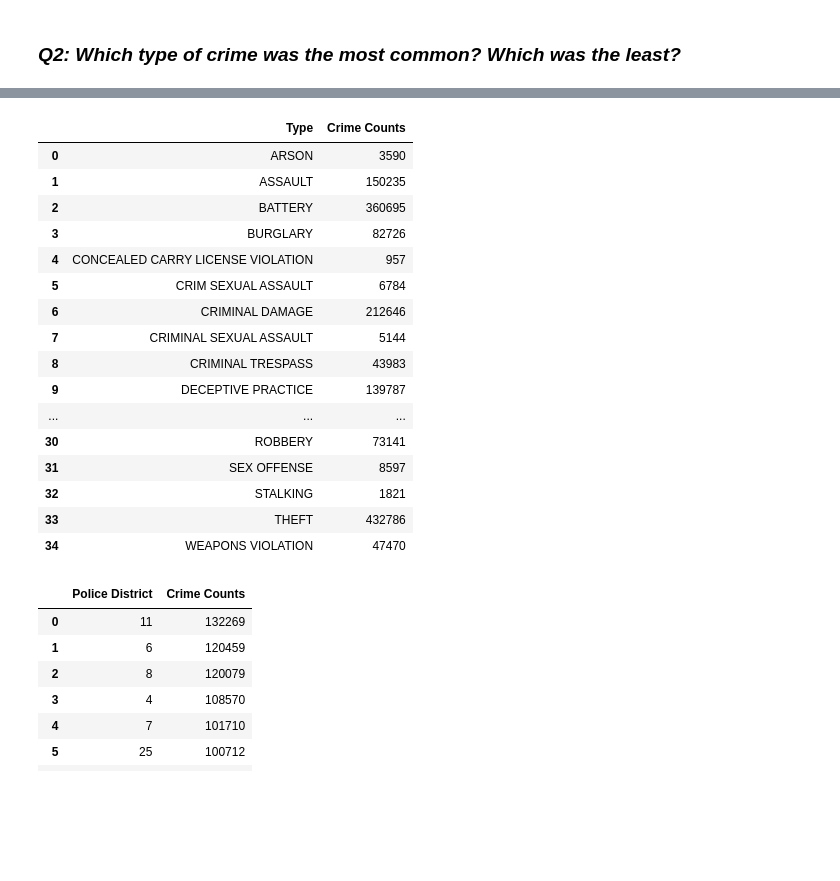
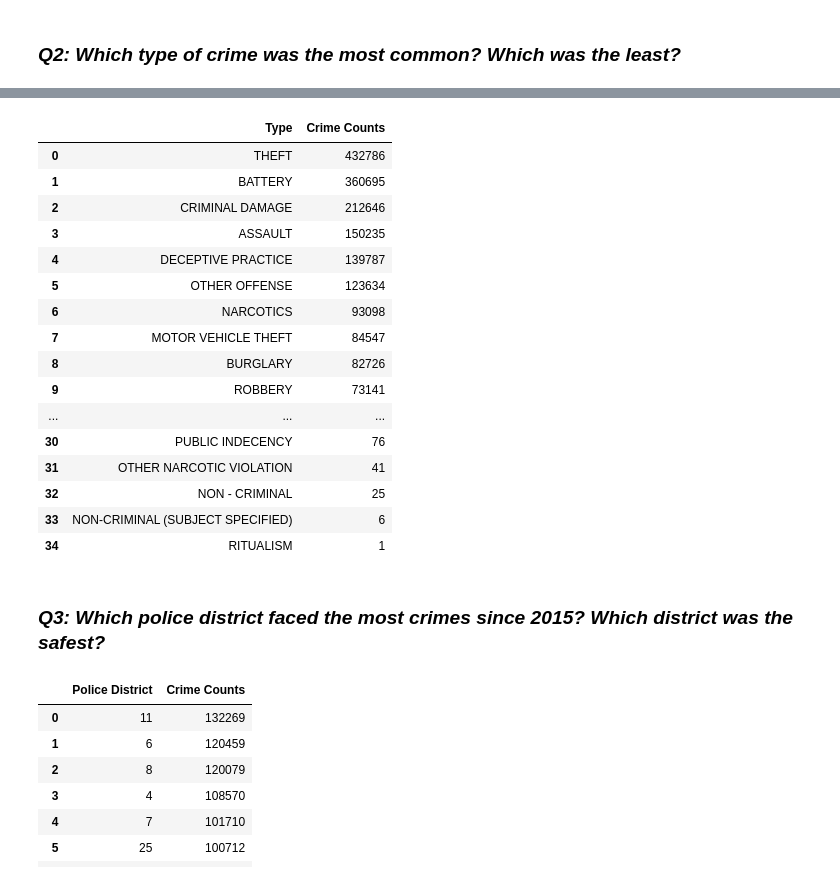
Before and after one commit to jcvincentliu/Analyzing-Racial-Disparities-in-Chicago-Police-Traffic-Stops, a Jupyter notebook: crime_cleaning.ipynb, the cells around one changed output, grey strips where cells are left out. Drawn from its saved outputs; the diff is of its cells as text; code cells hidden in the pictures; blank space fills up the shorter version.

```diff
--- a/crime_cleaning.ipynb
+++ b/crime_cleaning.ipynb
@@ -234,26 +258,30 @@ p.set(ylim = [0, 300000], title = "Total Crimes in Chicago Between 2015 and 2022
 # %%
-count_by_type = crime.loc[:, "Primary Type"].value_counts().sort_index(ascending=True).to_frame()
+count_by_type = crime.loc[:, "Primary Type"].value_counts(ascending=False).to_frame()
 count_by_type = count_by_type.reset_index()
 count_by_type.columns = ["Type", "Crime Counts"]
 count_by_type
+
+# dictionary to make new variables
 # %% [output]
 |  | Type | Crime Counts |
-| 0 | ARSON | 3590 |
-| 1 | ASSAULT | 150235 |
-| 2 | BATTERY | 360695 |
-| 3 | BURGLARY | 82726 |
-| 4 | CONCEALED CARRY LICENSE VIOLATION | 957 |
-| 5 | CRIM SEXUAL ASSAULT | 6784 |
-| 6 | CRIMINAL DAMAGE | 212646 |
-| 7 | CRIMINAL SEXUAL ASSAULT | 5144 |
-| 8 | CRIMINAL TRESPASS | 43983 |
-| 9 | DECEPTIVE PRACTICE | 139787 |
+| 0 | THEFT | 432786 |
+| 1 | BATTERY | 360695 |
+| 2 | CRIMINAL DAMAGE | 212646 |
+| 3 | ASSAULT | 150235 |
+| 4 | DECEPTIVE PRACTICE | 139787 |
+| 5 | OTHER OFFENSE | 123634 |
+| 6 | NARCOTICS | 93098 |
+| 7 | MOTOR VEHICLE THEFT | 84547 |
+| 8 | BURGLARY | 82726 |
+| 9 | ROBBERY | 73141 |
 | ... | ... | ... |
-| 30 | ROBBERY | 73141 |
-| 31 | SEX OFFENSE | 8597 |
-| 32 | STALKING | 1821 |
-| 33 | THEFT | 432786 |
-| 34 | WEAPONS VIOLATION | 47470 |
+| 30 | PUBLIC INDECENCY | 76 |
+| 31 | OTHER NARCOTIC VIOLATION | 41 |
+| 32 | NON - CRIMINAL | 25 |
+| 33 | NON-CRIMINAL (SUBJECT SPECIFIED) | 6 |
+| 34 | RITUALISM | 1 |
+# %% [markdown]
+### *Q3: Which police district faced the most crimes since 2015? Which district was the safest?*
 # %%
 count_by_district = crime.loc[:, "District"].value_counts(ascending=False).to_frame()
 count_by_district = count_by_district.reset_index()
```
Also changed, not shown: parts of 9 cells of this notebook.
